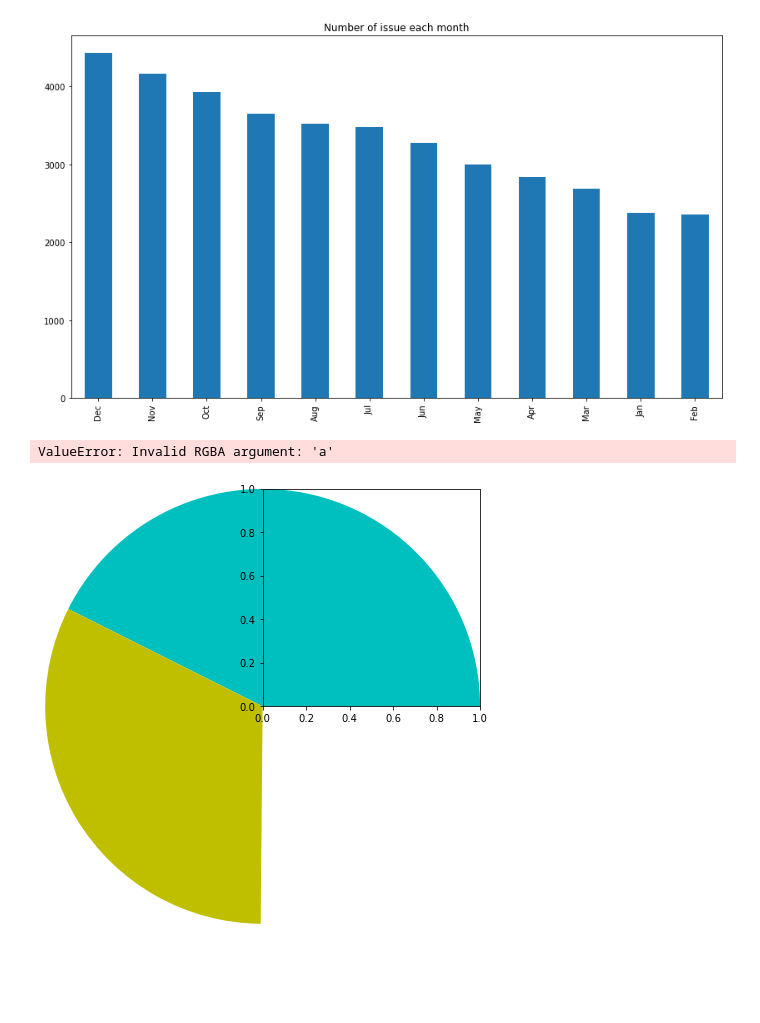
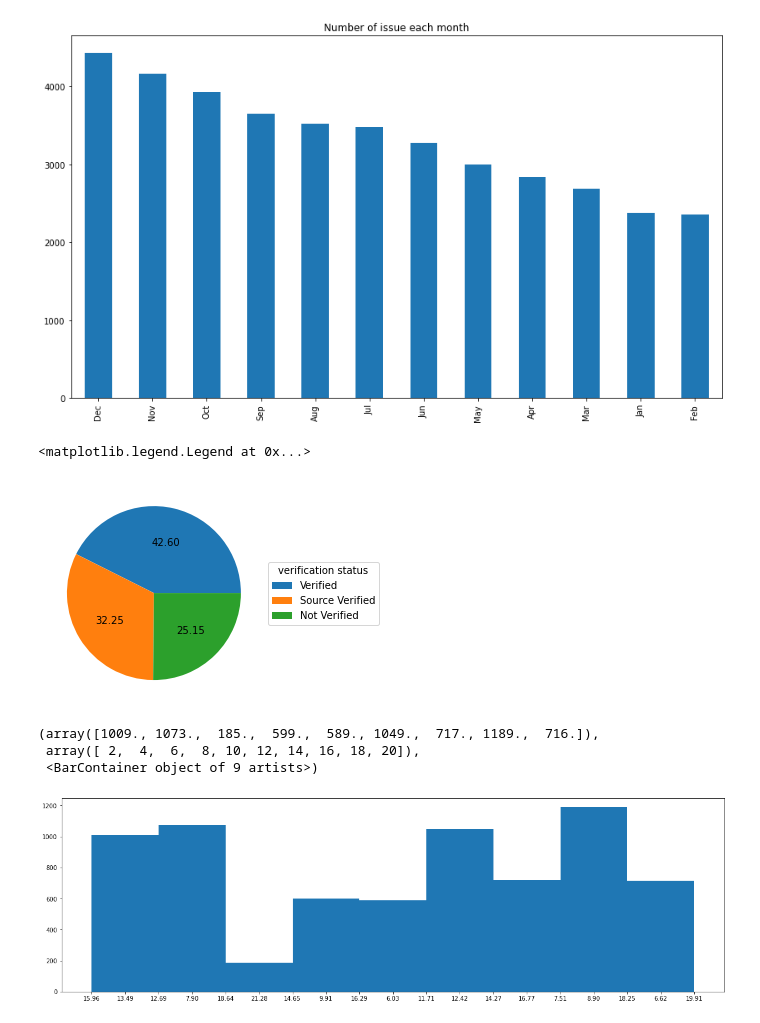
Before and after one commit to zerouchi/Bank-Loan-Prediction, a Jupyter notebook: loan prediction project.ipynb, the cells around one changed output. Saved outputs shown, nothing was run; the diff lists cells and outputs as text; code cells hidden in the pictures; blank space fills up the shorter version.

```diff
--- a/loan prediction project.ipynb
+++ b/loan prediction project.ipynb
@@ -136,6 +136,9 @@ Mar    0.067780
 Jan    0.059899
 Feb    0.059370
 Name: issue_month, dtype: float64
+# %%
+
+df["int_rate"] = df["int_rate"].str.strip("%")
 # %%
 df.head()
 # %% [output]
@@ -271,13 +276,21 @@ df["issue_month"].value_counts().plot(kind='bar',
 <AxesSubplot:title={'center':'Number of issue each month'}>
 [figure]
 # %%
-plt.pie(verif,colors= "cyan")
+plt.pie(verif,autopct="%.2f")
 
-verifs = []
-plt.legend(verif,
+
+plt.legend(df["verification_status"].unique(),
            title="verification status",
            loc="center left",
            bbox_to_anchor=(1, 0, 0.5, 1))
 # %% [output]
-ValueError: Invalid RGBA argument: 'a'
+<matplotlib.legend.Legend at 0x...>
-[figure, old version]
+[figure, new version]
+# %%
+fig,ax = plt.subplots(figsize= (20,6))
+ax.hist(df["int_rate"],bins = [2,4,6,8,10,12,14,16,18,20])
+# %% [output]
+(array([1009., 1073.,  185.,  599.,  589., 1049.,  717., 1189.,  716.]),
+ array([ 2,  4,  6,  8, 10, 12, 14, 16, 18, 20]),
+ <BarContainer object of 9 artists>)
+[figure, added]
```
Also changed, not shown: parts of 11 cells of this notebook.
